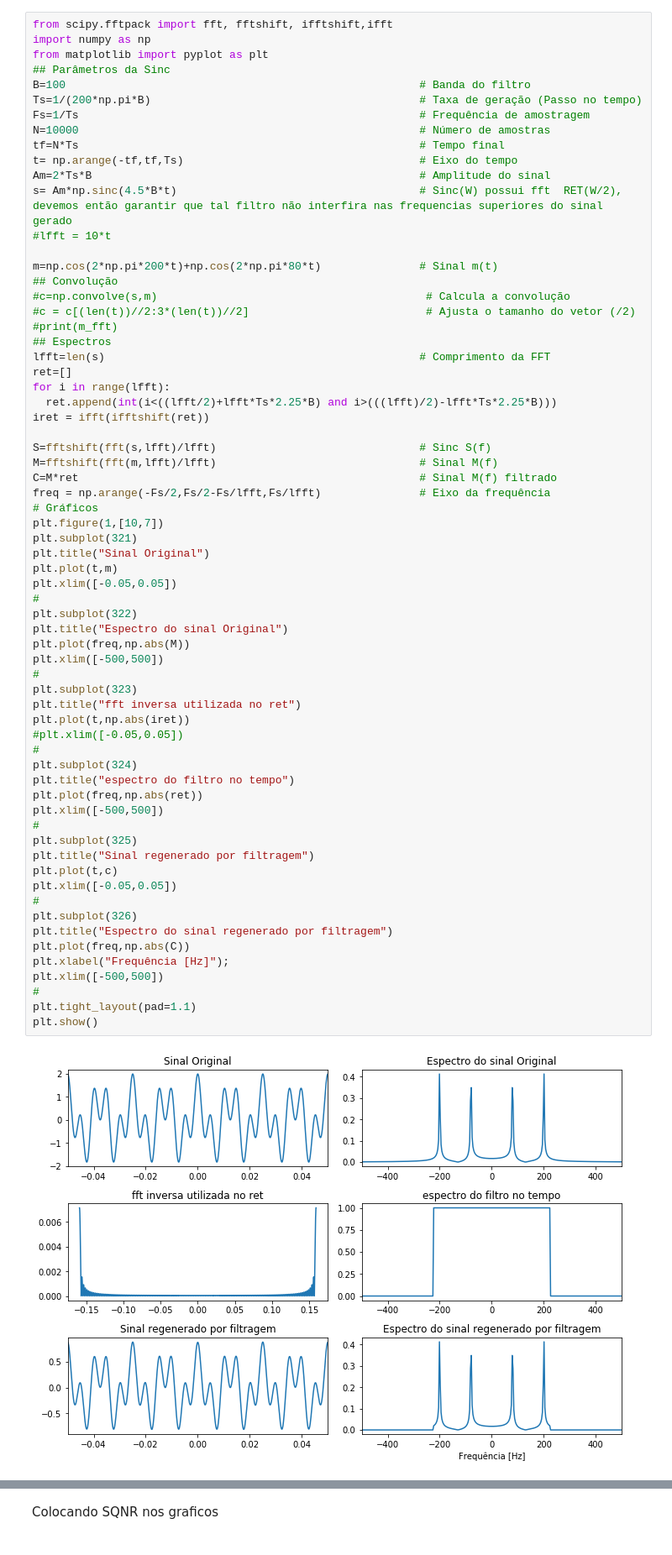
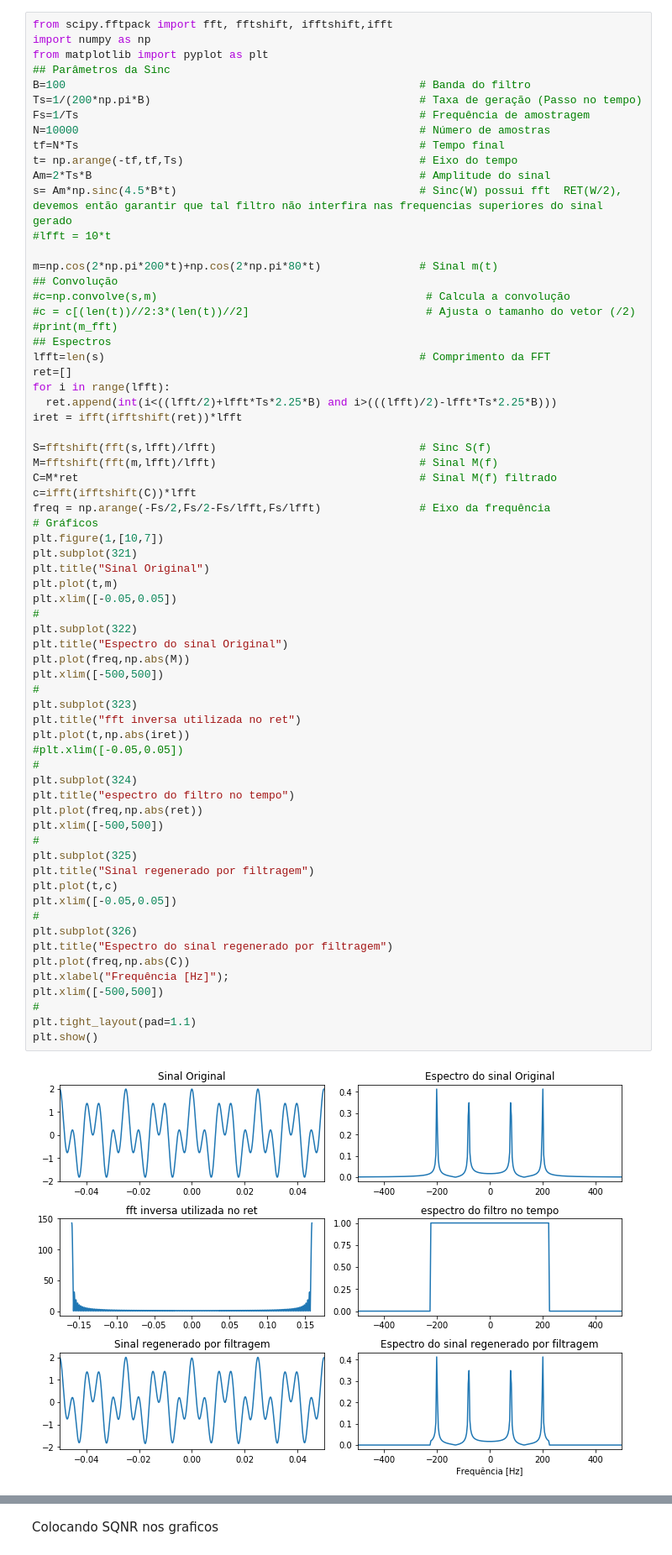
Before and after one commit to jpmarques-13/JoaoPaulo_dco2004, a Jupyter notebook: Pratica6/Entrega_h06.ipynb, the cells around one changed output, grey strips where cells are left out. Shown: that part at 84% size. Drawn from its saved outputs; the diff is of its cells as text.

```diff
--- a/Pratica6/Entrega_h06.ipynb
+++ b/Pratica6/Entrega_h06.ipynb
@@ -27,11 +29,12 @@ lfft=len(s)                                                # Comprimento da FFT
 ret=[]
 for i in range(lfft):
   ret.append(int(i<((lfft/2)+lfft*Ts*2.25*B) and i>(((lfft)/2)-lfft*Ts*2.25*B)))
-iret = ifft(ifftshift(ret))
+iret = ifft(ifftshift(ret))*lfft
 
 S=fftshift(fft(s,lfft)/lfft)                               # Sinc S(f)
 M=fftshift(fft(m,lfft)/lfft)                               # Sinal M(f)
 C=M*ret                                                    # Sinal M(f) filtrado
+c=ifft(ifftshift(C))*lfft
 freq = np.arange(-Fs/2,Fs/2-Fs/lfft,Fs/lfft)               # Eixo da frequência
 # Gráficos
 plt.figure(1,[10,7])
@@ -42,31 +45,31 @@ plt.xlim([-0.05,0.05])
 #
 plt.subplot(322)
 plt.title("Espectro do sinal Original")
 plt.plot(freq,np.abs(M))
 plt.xlim([-500,500])
 #
 plt.subplot(323)
 plt.title("fft inversa utilizada no ret")
 plt.plot(t,np.abs(iret))
 #plt.xlim([-0.05,0.05])
 #
 plt.subplot(324)
 plt.title("espectro do filtro no tempo")
 plt.plot(freq,np.abs(ret))
 plt.xlim([-500,500])
 #
 plt.subplot(325)
 plt.title("Sinal regenerado por filtragem")
 plt.plot(t,c)
 plt.xlim([-0.05,0.05])
 #
 plt.subplot(326)
 plt.title("Espectro do sinal regenerado por filtragem")
 plt.plot(freq,np.abs(C))
 plt.xlabel("Frequência [Hz]");
 plt.xlim([-500,500])
 #
 plt.tight_layout(pad=1.1)
 plt.show()
 # %% [output]
-[figure, old version]
+[figure, new version]
```
Also changed, not shown: parts of 7 cells of this notebook, 2 other files.
